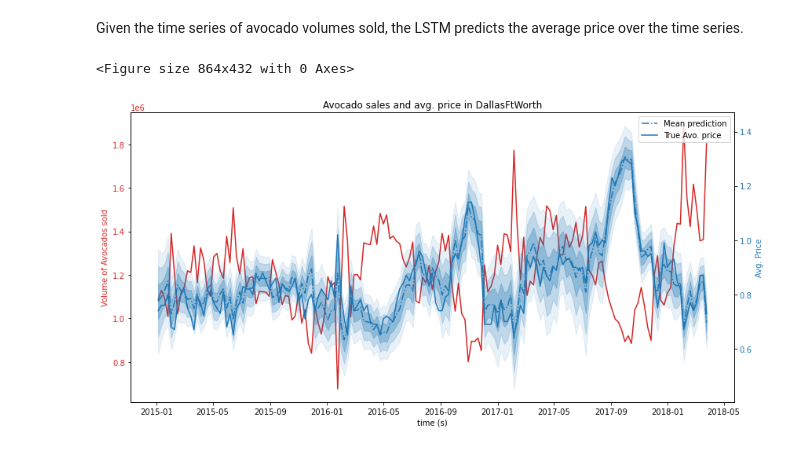
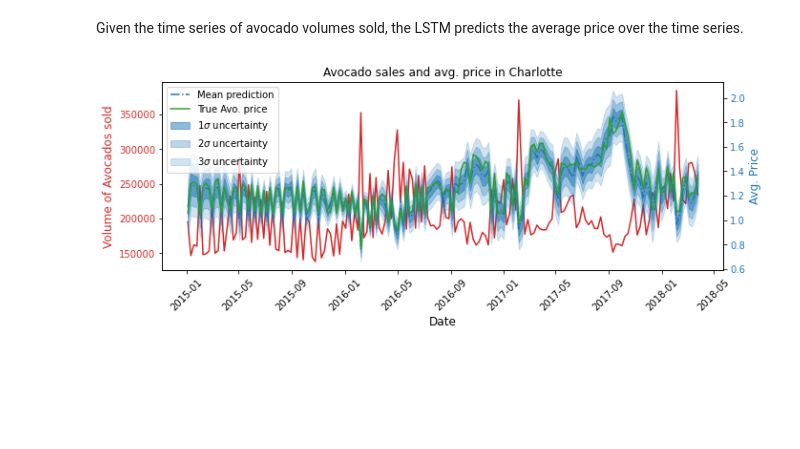
Before and after one commit to joncarter1/AvoLSTM, a Jupyter notebook: AvocadoLSTM.ipynb, the cells around one changed output. Saved outputs shown, nothing was run; the diff lists cells and outputs as text; code cells hidden in the pictures; blank space fills up the shorter version.

Commit message:
uploading predictions and report

```diff
--- a/AvocadoLSTM.ipynb
+++ b/AvocadoLSTM.ipynb
@@ -26,5 +34,6 @@ def normalise(data, return_stats=False):
 # %%
 avocado_data = pd.read_csv("data/avocado.csv", index_col=0)
+avocado_data = avocado_data[avocado_data["region"] != "TotalUS"]  # Remove whole of US entry
 avocado_data["Date"] = convert_timestamp(avocado_data["Date"])
 avocado_data = avocado_data.sort_values("Date")
 avocado_data
@@ -84,7 +88,8 @@ def create_dataset(regions):
         volume,  mean_vol, std_vol = normalise(volume, True)
         price = torch.tensor(price, dtype=torch.float32).view(-1, 1)
         volume = torch.tensor(volume, dtype=torch.float32).view(-1, 1)
-        region_stats[region] = {"mean_price": mean_price, "mean_vol": mean_vol, "std_price": std_price, "std_vol": std_vol}
+        region_stats[region] = {"mean_price": mean_price, "mean_vol": mean_vol,
+                                "std_price": std_price, "std_vol": std_vol}
         if x_out is None:
             x_out = volume
             y_out = price
@@ -225,0 +264,10 @@ plt.show()
+# %%
+hidden_dim = 100
+gaussian = True
+output_dim = y_train.size(-1)
+output_dim = (1+gaussian)*output_dim  # Double output dimension if Gaussian (mean, variance)
+sequence_length, batch_dim, x_dim = x_train.size()
+lstm_final = LSTM(x_dim, hidden_dim, output_dim, y_layer1=100)
+adamhd = AdamHD(lstm_final.parameters(), alpha_lr=5e-9)
+epochs = 500
+training_losses2, test_losses2, best_params2 = train_lstm(lstm_final, adamhd, gaussian)
@@ -228,61 +306,60 @@ plt.show()
 # %% [markdown]
 Given the time series of avocado volumes sold, the LSTM predicts the average price over the time series.
 # %%
-plt.figure(figsize=(12,6))
-
-train = False  # Set to plot training data predictions
-
-i = np.random.randint(0,18)
-
-region_index = i + 18*train
-region = unique_regions[region_index]
-region_dict = region_stats[region]
-c_mean, c_std = region_dict["mean_price"], region_dict["std_price"]
-v_mean, v_std = region_dict["mean_vol"], region_dict["std_vol"]
+train =  False  # Set True to plot training data predictions
 
 if train:
     x = x_test
     y = y_test
 else:
     x = x_train
     y = y_train
 
 with torch.no_grad():
-    y_preds, y_log_vars = lstm_prediction(x, gaussian)
-    y_stds = (0.5*y_log_vars).exp()
+    if gaussian:
+        y_preds, y_log_vars = lstm_prediction(lstm_final, x, gaussian)
+        y_stds = (0.5*y_log_vars).exp()
+    else:
+        y_preds = lstm_prediction(lstm_final, x, gaussian)
 
+i = np.random.randint(0,17)  # Taking random region from test/train dataset
+region_index = i + 36*(1-train)
+region = unique_regions[region_index]
+region_dict = region_stats[region]
+c_mean, c_std = region_dict["mean_price"], region_dict["std_price"]
+v_mean, v_std = region_dict["mean_vol"], region_dict["std_vol"]
 
-
-
-fig, ax1 = plt.subplots(figsize=(12,6))
+fig, ax1 = plt.subplots(figsize=(10, 4))
 
 color = 'tab:red'
-ax1.set_xlabel('time (s)')
-ax1.set_ylabel('Volume of Avocados sold', color=color)
-ax1.plot(time_stamps, x[:,i]*v_std + v_mean, color=color)
+ax1.set_xlabel('Date', fontsize=12)
+ax1.set_ylabel('Volume of Avocados sold', color=color, fontsize=12)
+ax1.plot(time_stamps, x[:,i]*v_std + v_mean, color=color, label="Volume")
 ax1.tick_params(axis='y', labelcolor=color)
+ax1.tick_params(axis='x', rotation=45)
 
-ax2 = ax1.twinx()  # instantiate a second axes that shares the same x-axis
+ax2 = ax1.twinx()
 
 color = 'tab:blue'
-ax2.set_ylabel('Avg. Price', color=color)  # we already handled the x-label with ax1
+ax2.set_ylabel('Avg. Price', color=color, fontsize=12)
 ax2.plot(time_stamps, y_preds[:, i]*c_std + c_mean, color=color, ls="-.", label="Mean prediction")
-alphas = [0.3, 0.2, 0.1]
+alphas = [0.5, 0.3, 0.2]
 
-for k in range(3):
-    j = k + 1
-    lower_bound = (y_preds[:, i]-j*y_stds[:, i]).squeeze()*c_std + c_mean
-    upper_bound = (y_preds[:, i]+j*y_stds[:, i]).squeeze()*c_std + c_mean
-    ax2.fill_between(time_stamps, lower_bound, upper_bound, alpha=alphas[k], color=color)
+if gaussian:
+    for k in range(3):
+        j = k + 1
+        lower_bound = (y_preds[:, i]-j*y_stds[:, i]).squeeze()*c_std + c_mean
+        upper_bound = (y_preds[:, i]+j*y_stds[:, i]).squeeze()*c_std + c_mean
+        ax2.fill_between(time_stamps, lower_bound, upper_bound, alpha=alphas[k], color=color, label=rf"{j}$\sigma$ uncertainty")
 
-ax2.plot(time_stamps, y[:, i]*c_std + c_mean, color=color, label="True Avo. price")
+ax2.plot(time_stamps, y[:, i]*c_std + c_mean, color="tab:green", label="True Avo. price")
 ax2.tick_params(axis='y', labelcolor=color)
 
-fig.tight_layout()  # otherwise the right y-label is slightly clipped
+fig.tight_layout(pad=1.5)
 
-plt.title(f"Avocado sales and avg. price in {region}")
-plt.legend()
+plt.title(f"Avocado sales and avg. price in {region}", fontsize=12)
+plt.legend(fontsize=10)
+plt.savefig(region)
 plt.show();
 # %% [output]
-<Figure size 864x432 with 0 Axes>
-[figure, old version]
+[figure, new version]
```
Also changed, not shown: parts of 24 cells of this notebook, 15 other files.
